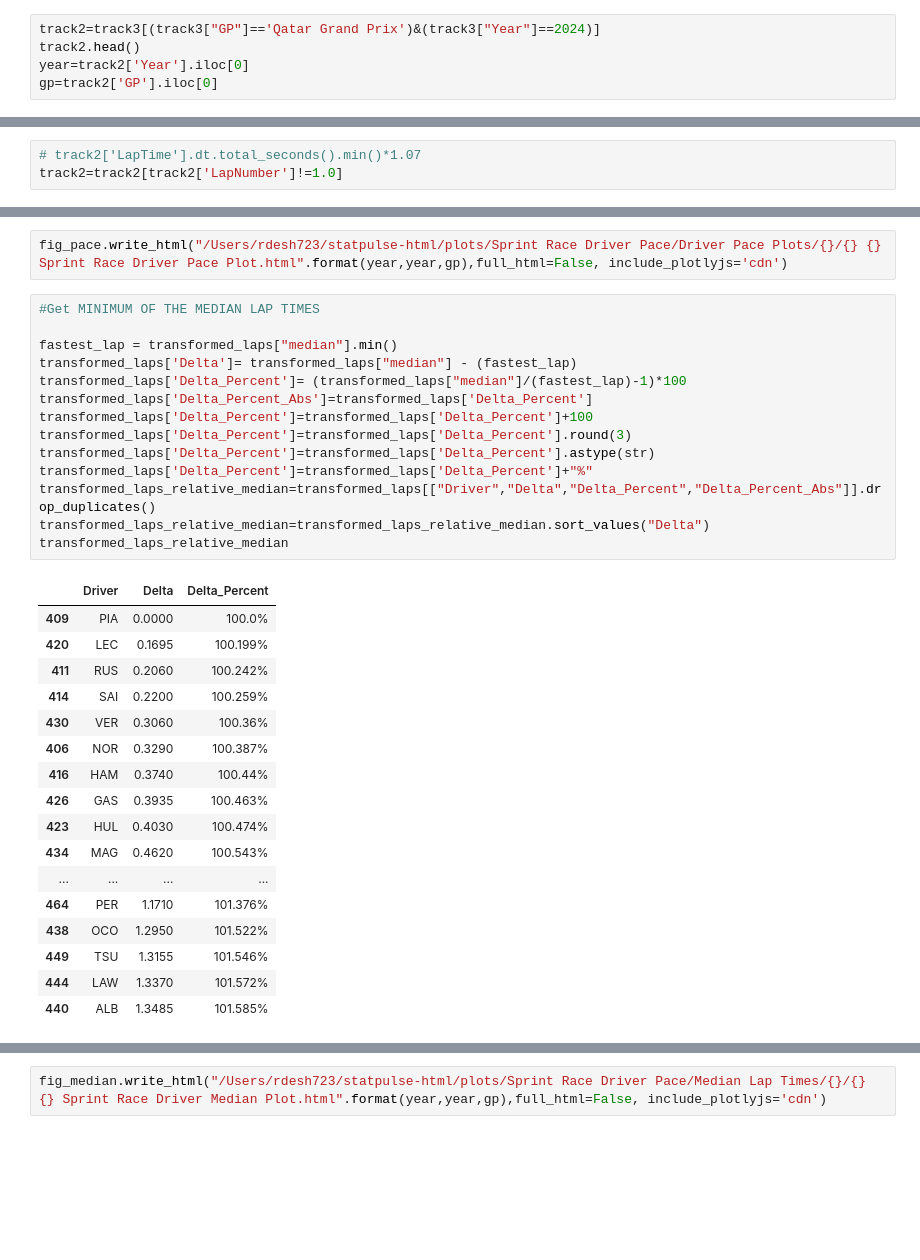
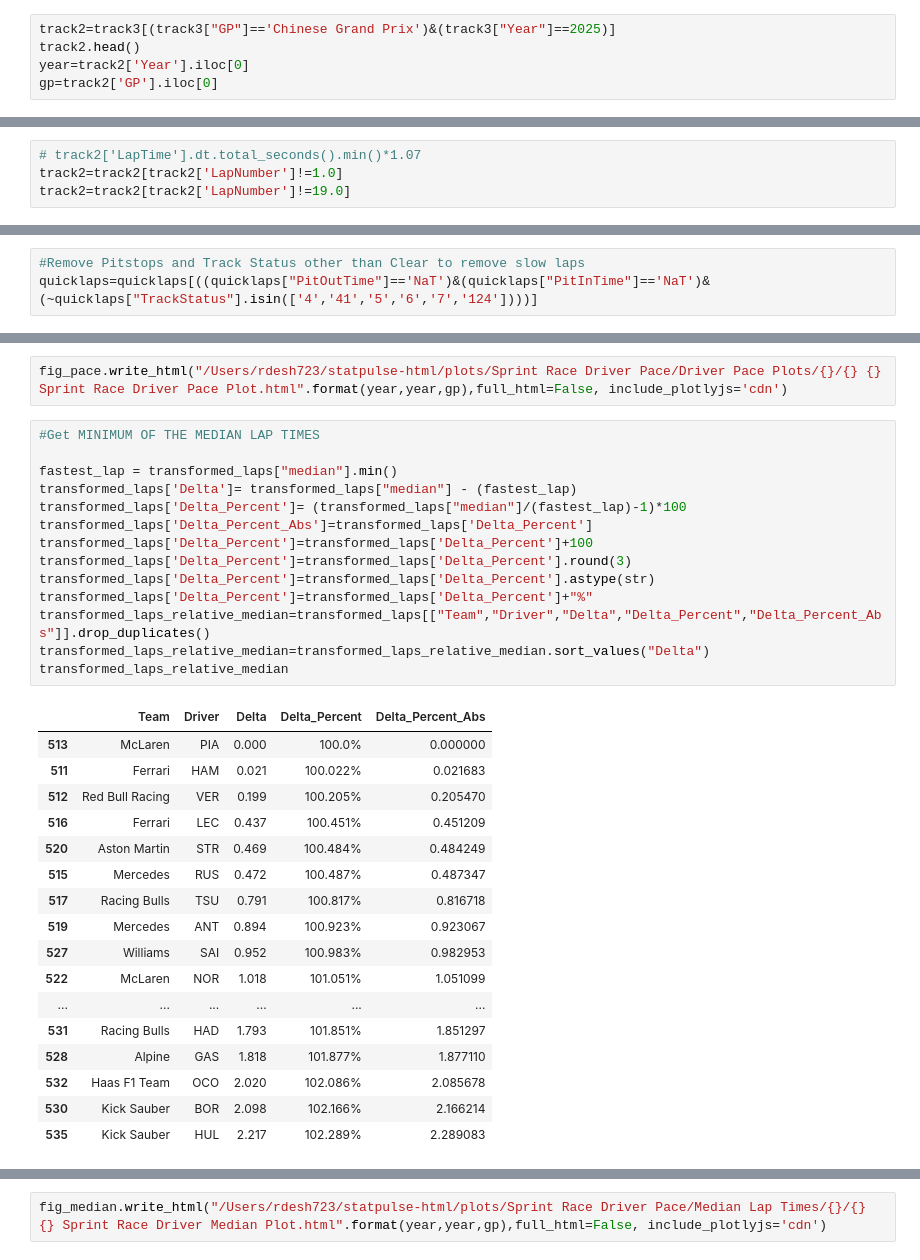
Before and after one commit to rhishabh723/analytics_scripts, a Jupyter notebook: F1_Scripts/Sprint Race/Sprint Race Driver Pace Comps.ipynb, the cells around one changed output, grey strips where cells are left out. Drawn from its saved outputs; the diff is of its cells as text; blank space fills up the shorter version.

```diff
--- a/F1_Scripts/Sprint Race/Sprint Race Driver Pace Comps.ipynb
+++ b/F1_Scripts/Sprint Race/Sprint Race Driver Pace Comps.ipynb
@@ -33,7 +35,7 @@ ORDER BY LapNumber, LapStartTime
 """
 track3=pandas_gbq.read_gbq(query2,project_id,dialect='standard')
 # %%
-track2=track3[(track3["GP"]=='Qatar Grand Prix')&(track3["Year"]==2024)]
+track2=track3[(track3["GP"]=='Chinese Grand Prix')&(track3["Year"]==2025)]
 track2.head()
 year=track2['Year'].iloc[0]
 gp=track2['GP'].iloc[0]
@@ -48,6 +49,7 @@ See the caveats in the documentation: https://pandas.pydata.org/pandas-docs/stab
 # %%
 # track2['LapTime'].dt.total_seconds().min()*1.07
 track2=track2[track2['LapNumber']!=1.0]
+track2=track2[track2['LapNumber']!=19.0]
 # %%
 # quicklaps=track2[track2["LapTime"]<track2['LapTime'].min()*1.1]
 quicklaps=track2
@@ -62,3 +64,6 @@ quicklaps.head()
+# %%
+#Remove Pitstops and Track Status other than Clear to remove slow laps
+quicklaps=quicklaps[((quicklaps["PitOutTime"]=='NaT')&(quicklaps["PitInTime"]=='NaT')&(~quicklaps["TrackStatus"].isin(['4','41','5','6','7','124'])))]
 # %%
 transformed_laps = quicklaps.copy()
 transformed_laps.loc[:, "LapTime (s)"] = quicklaps["LapTime"].dt.total_seconds()
@@ -144,35 +151,35 @@ fig_pace.write_html("/Users/rdesh723/statpulse-html/plots/Sprint Race Driver Pac
 # %%
 #Get MINIMUM OF THE MEDIAN LAP TIMES
 
 fastest_lap = transformed_laps["median"].min()
 transformed_laps['Delta']= transformed_laps["median"] - (fastest_lap)
 transformed_laps['Delta_Percent']= (transformed_laps["median"]/(fastest_lap)-1)*100
 transformed_laps['Delta_Percent_Abs']=transformed_laps['Delta_Percent']
 transformed_laps['Delta_Percent']=transformed_laps['Delta_Percent']+100
 transformed_laps['Delta_Percent']=transformed_laps['Delta_Percent'].round(3)
 transformed_laps['Delta_Percent']=transformed_laps['Delta_Percent'].astype(str)
 transformed_laps['Delta_Percent']=transformed_laps['Delta_Percent']+"%"
-transformed_laps_relative_median=transformed_laps[["Driver","Delta","Delta_Percent","Delta_Percent_Abs"]].drop_duplicates()
+transformed_laps_relative_median=transformed_laps[["Team","Driver","Delta","Delta_Percent","Delta_Percent_Abs"]].drop_duplicates()
 transformed_laps_relative_median=transformed_laps_relative_median.sort_values("Delta")
 transformed_laps_relative_median
 # %% [output]
-|  | Driver | Delta | Delta_Percent |
-| 409 | PIA | 0.0000 | 100.0% |
-| 420 | LEC | 0.1695 | 100.199% |
-| 411 | RUS | 0.2060 | 100.242% |
-| 414 | SAI | 0.2200 | 100.259% |
-| 430 | VER | 0.3060 | 100.36% |
-| 406 | NOR | 0.3290 | 100.387% |
-| 416 | HAM | 0.3740 | 100.44% |
-| 426 | GAS | 0.3935 | 100.463% |
-| 423 | HUL | 0.4030 | 100.474% |
-| 434 | MAG | 0.4620 | 100.543% |
-| ... | ... | ... | ... |
-| 464 | PER | 1.1710 | 101.376% |
-| 438 | OCO | 1.2950 | 101.522% |
-| 449 | TSU | 1.3155 | 101.546% |
-| 444 | LAW | 1.3370 | 101.572% |
-| 440 | ALB | 1.3485 | 101.585% |
+|  | Team | Driver | Delta | Delta_Percent | Delta_Percent_Abs |
+| 513 | McLaren | PIA | 0.000 | 100.0% | 0.000000 |
+| 511 | Ferrari | HAM | 0.021 | 100.022% | 0.021683 |
+| 512 | Red Bull Racing | VER | 0.199 | 100.205% | 0.205470 |
+| 516 | Ferrari | LEC | 0.437 | 100.451% | 0.451209 |
+| 520 | Aston Martin | STR | 0.469 | 100.484% | 0.484249 |
+| 515 | Mercedes | RUS | 0.472 | 100.487% | 0.487347 |
+| 517 | Racing Bulls | TSU | 0.791 | 100.817% | 0.816718 |
+| 519 | Mercedes | ANT | 0.894 | 100.923% | 0.923067 |
+| 527 | Williams | SAI | 0.952 | 100.983% | 0.982953 |
+| 522 | McLaren | NOR | 1.018 | 101.051% | 1.051099 |
+| ... | ... | ... | ... | ... | ... |
+| 531 | Racing Bulls | HAD | 1.793 | 101.851% | 1.851297 |
+| 528 | Alpine | GAS | 1.818 | 101.877% | 1.877110 |
+| 532 | Haas F1 Team | OCO | 2.020 | 102.086% | 2.085678 |
+| 530 | Kick Sauber | BOR | 2.098 | 102.166% | 2.166214 |
+| 535 | Kick Sauber | HUL | 2.217 | 102.289% | 2.289083 |
 # %%
 for index, row in transformed_laps_relative_median.iterrows():
   if transformed_laps_relative_median.loc[index, 'Delta']==0.0:
```
Also changed, not shown: parts of 15 cells of this notebook, 53 other files.
